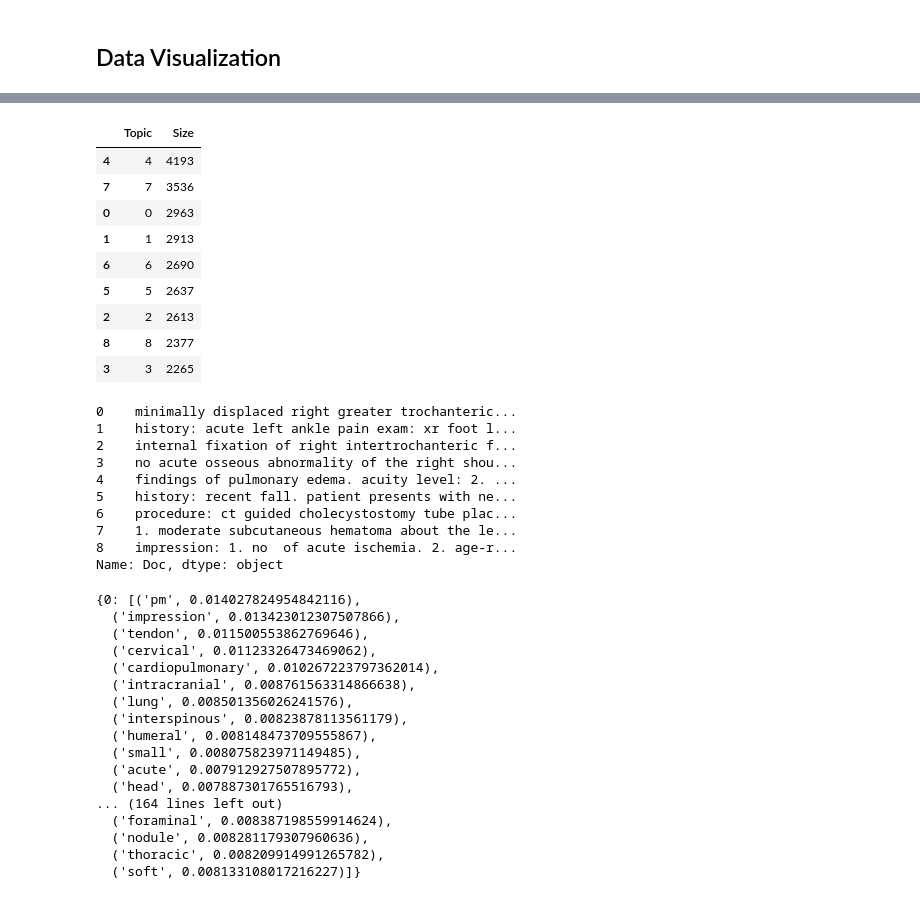
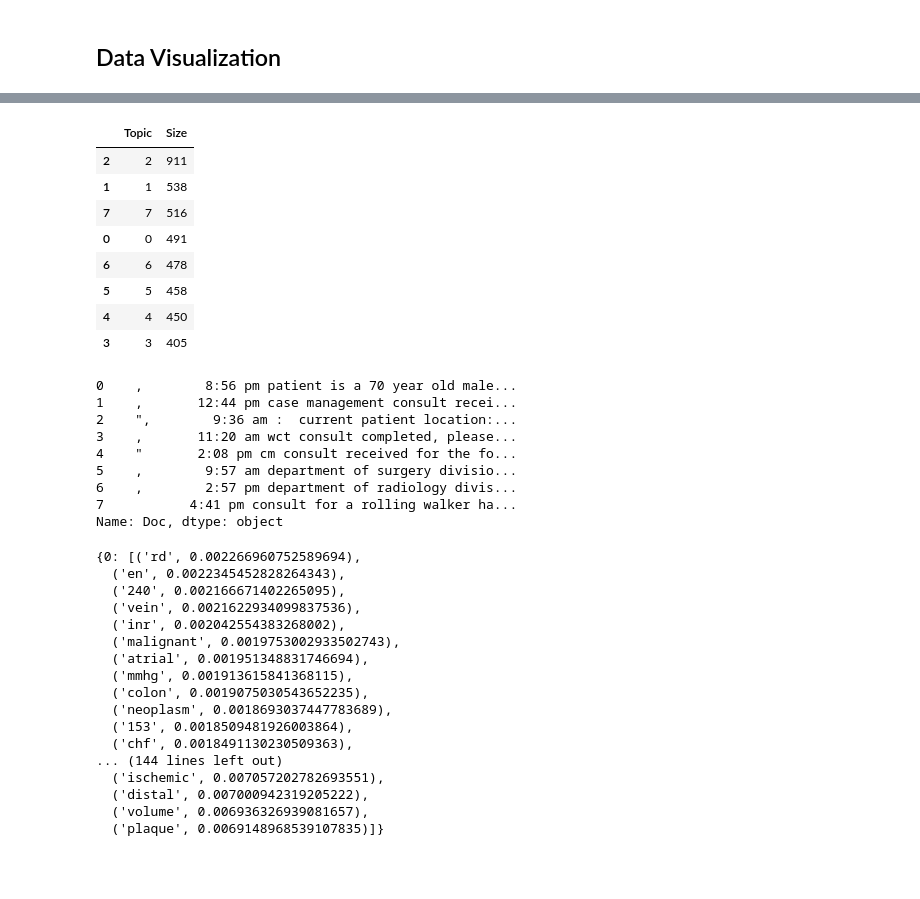
Before and after one commit to rdiazrincon/AD_clustering, a Jupyter notebook: AD_clustering.ipynb, the cells around one changed output, grey strips where cells are left out. Cells and saved outputs as stored; diff of their text form; code cells hidden in the pictures; blank space fills up the shorter version.

```diff
--- a/AD_clustering.ipynb
+++ b/AD_clustering.ipynb
@@ -87,7 +87,7 @@ corpus_raw = list(df["note_text"])
 # %% [markdown]
 #### Removing words that don't contain much meaning from our notes
 # %%
-words_to_remove = ["evidence", "Read By", "images", "report", "concur", "findings", "agree", "seen", "residents", "resident", "Resident", "unspecified provider", "Released Date Time", "personally reviewed" ,"D.O", "MD", "M.D.", "Electronically Verified By", "NAME:", "[**NAME**]", "EXAM DATE:", "[**DATE**]", "LOC:", "[**LOCATION_INSTITUTE**]", "[**LOCATION_STREET**]", "[**LOCATION_ZIP**]", "[**LOCATION_CITY**]", "[**CONTACT_PHONE**]", "[**LOCATION_OTHER**]", "MRN:", "[**ID**]", "DOB:", "** VERIFIED **", "ORDERING MD:", "ORDER:", "ORD. SERVICE:", "ORD. LOC:", "TECH", "RMS# / INV#:"]
+words_to_remove = ["Department of Neurosurgery Date of Consult", "Department of Orthopedics Consultation Note Date of Consult", "Geriatric Medicine Consult Date of Consult", "INPATIENT MEDICAL NUTRITION THERAPY", "MSW", "RN" ,"evidence", "Read By", "images", "report", "concur", "findings", "agree", "seen", "residents", "resident", "Resident", "unspecified provider", "Released Date Time", "personally reviewed" ,"D.O", "MD", "M.D.", "Electronically Verified By", "NAME:", "[**NAME**]", "EXAM DATE:", "[**DATE**]", "LOC:", "[**LOCATION_INSTITUTE**]", "[**LOCATION_STREET**]", "[**LOCATION_ZIP**]", "[**LOCATION_CITY**]", "[**CONTACT_PHONE**]", "[**LOCATION_OTHER**]", "MRN:", "[**ID**]", "DOB:", "** VERIFIED **", "ORDERING MD:", "ORDER:", "ORD. SERVICE:", "ORD. LOC:", "TECH", "RMS# / INV#:"]
 # words_to_remove = ["NAME:", "[**NAME**]", "EXAM DATE:", "[**DATE**]", "LOC:", "[**LOCATION_INSTITUTE**]", "[**LOCATION_STREET**]", "[**LOCATION_ZIP**]", "[**LOCATION_CITY**]", "[**CONTACT_PHONE**]", "[**LOCATION_OTHER**]", "MRN:", "[**ID**]", "DOB:", "** VERIFIED **", "ORDERING MD:", "ORDER:", "ORD. SERVICE:", "ORD. LOC:", "TECH", "RMS# / INV#:"]
 
 # words_to_remove = words_to_remove + list(STOPWORDS)
@@ -348,64 +332,63 @@ tf_idf, count = c_tf_idf(docs_per_topic.Doc.values, m=len(corpus))
 # %%
 def extract_top_n_words_per_topic(tf_idf, count, docs_per_topic, n=20):
     words = count.get_feature_names()
     labels = list(docs_per_topic.Topic)
     tf_idf_transposed = tf_idf.T
     indices = tf_idf_transposed.argsort()[:, -n:]
     top_n_words = {label: [(words[j], tf_idf_transposed[i][j]) for j in indices[i]][::-1] for i, label in enumerate(labels)}
     return top_n_words
 
 def extract_topic_sizes(df):
     topic_sizes = (df.groupby(['Topic'])
                      .Doc
                      .count()
                      .reset_index()
                      .rename({"Topic": "Topic", "Doc": "Size"}, axis='columns')
                      .sort_values("Size", ascending=False))
     return topic_sizes
 
 top_n_words = extract_top_n_words_per_topic(tf_idf, count, docs_per_topic, n=20)
-topic_sizes = extract_topic_sizes(docs_df); topic_sizes
+topic_sizes = extract_topic_sizes(docs_df)
+topic_sizes
 # %% [output]
 |  | Topic | Size |
-| 4 | 4 | 4193 |
-| 7 | 7 | 3536 |
-| 0 | 0 | 2963 |
-| 1 | 1 | 2913 |
-| 6 | 6 | 2690 |
-| 5 | 5 | 2637 |
-| 2 | 2 | 2613 |
-| 8 | 8 | 2377 |
-| 3 | 3 | 2265 |
+| 2 | 2 | 911 |
+| 1 | 1 | 538 |
+| 7 | 7 | 516 |
+| 0 | 0 | 491 |
+| 6 | 6 | 478 |
+| 5 | 5 | 458 |
+| 4 | 4 | 450 |
+| 3 | 3 | 405 |
 # %%
-docs_per_topic['Doc'][:]
+docs_per_topic['Doc']
 # %% [output]
-0    minimally displaced right greater trochanteric...
-1    history: acute left ankle pain exam: xr foot l...
-2    internal fixation of right intertrochanteric f...
-3    no acute osseous abnormality of the right shou...
-4    findings of pulmonary edema. acuity level: 2. ...
-5    history: recent fall. patient presents with ne...
-6    procedure: ct guided cholecystostomy tube plac...
-7    1. moderate subcutaneous hematoma about the le...
-8    impression: 1. no  of acute ischemia. 2. age-r...
+0    ,        8:56 pm patient is a 70 year old male...
+1    ,       12:44 pm case management consult recei...
+2    ",        9:36 am :  current patient location:...
+3    ,       11:20 am wct consult completed, please...
+4    "       2:08 pm cm consult received for the fo...
+5    ,        9:57 am department of surgery divisio...
+6    ,        2:57 pm department of radiology divis...
+7           4:41 pm consult for a rolling walker ha...
 Name: Doc, dtype: object
 # %%
 top_n_words
 # %% [output]
-{0: [('pm', 0.014027824954842116),
-  ('impression', 0.013423012307507866),
-  ('tendon', 0.011500553862769646),
-  ('cervical', 0.01123326473469062),
-  ('cardiopulmonary', 0.010267223797362014),
-  ('intracranial', 0.008761563314866638),
-  ('lung', 0.008501356026241576),
-  ('interspinous', 0.00823878113561179),
-  ('humeral', 0.008148473709555867),
-  ('small', 0.008075823971149485),
-  ('acute', 0.007912927507895772),
-  ('head', 0.007887301765516793),
-... (164 lines left out)
-  ('foraminal', 0.008387198559914624),
-  ('nodule', 0.008281179307960636),
-  ('thoracic', 0.008209914991265782),
-  ('soft', 0.008133108017216227)]}
+{0: [('rd', 0.002266960752589694),
+  ('en', 0.0022345452828264343),
+  ('240', 0.002166671402265095),
+  ('vein', 0.0021622934099837536),
+  ('inr', 0.002042554383268002),
+  ('malignant', 0.0019753002933502743),
+  ('atrial', 0.001951348831746694),
+  ('mmhg', 0.001913615841368115),
+  ('colon', 0.0019075030543652235),
+  ('neoplasm', 0.0018693037447783689),
+  ('153', 0.0018509481926003864),
+  ('chf', 0.0018491130230509363),
+... (144 lines left out)
+  ('ischemic', 0.007057202782693551),
+  ('distal', 0.007000942319205222),
+  ('volume', 0.006936326939081657),
+  ('plaque', 0.0069148968539107835)]}
```
Also changed, not shown: parts of 24 cells of this notebook.
